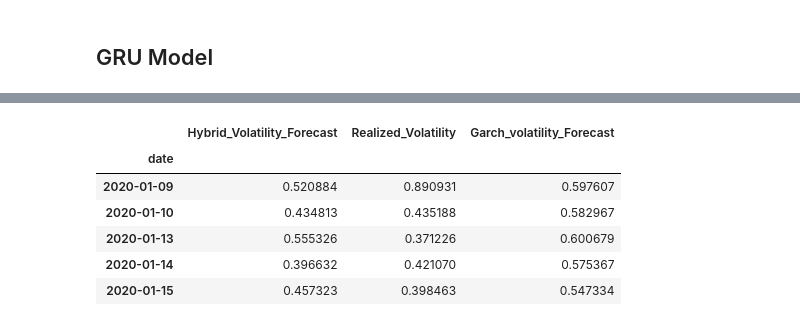
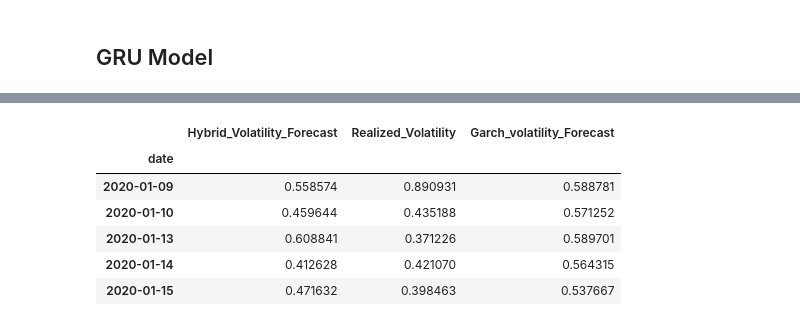
Before and after one commit to YahyaGhallali/VolatilityForecast, a Jupyter notebook: Code/Hybrid/garch-gru-bench.ipynb, the cells around one changed output, grey strips where cells are left out. Saved outputs shown, nothing was run; the diff lists cells and outputs as text; code cells hidden in the pictures.

```diff
--- a/Code/Hybrid/garch-gru-bench.ipynb
+++ b/Code/Hybrid/garch-gru-bench.ipynb
@@ -372,7 +400,7 @@ gru_entry
 # %%
 HORIZON = 1
 LOOKBACK = 20
-feature_cols = ["Daily_Return", "Target_Volatility"]
+feature_cols = ["Daily_Return", "Target_Volatility", "GARCH_Residuals"]
 predict_cols = ["GARCH_Residuals",]
 
 X_raw, y_raw = create_sequences(
@@ -505,6 +533,5 @@ Epoch 37: ReduceLROnPlateau reducing learning rate to 6.25000029685907e-05.
 # %%
 y_pred_scaled: np.ndarray = model.predict(X_test_scaled)
-
 
 y_pred = y_scaler.inverse_transform(
     y_pred_scaled.reshape(-1, y_test.shape[-1])
@@ -517,10 +544,11 @@ y_true = y_scaler.inverse_transform(
 pred_label = "Predicted_Variance"
 true_label = "Actual_Variance"
 
+AR_GARCH_LAG = 2
 y_pred_df = pd.DataFrame(
-    (y_pred)[:, 0], index=r_daily.index[LOOKBACK + n_sep : -HORIZON], columns=[pred_label]
+    (y_pred)[:, 0], index=r_daily.index[LOOKBACK + n_sep + AR_GARCH_LAG : -HORIZON], columns=[pred_label]
 )
 y_true_df = pd.DataFrame(
-    (y_true)[:, 0], index=r_daily.index[LOOKBACK + n_sep : -HORIZON], columns=[true_label]
+    (y_true)[:, 0], index=r_daily.index[LOOKBACK + n_sep + AR_GARCH_LAG : -HORIZON], columns=[true_label]
 )
 # %% [output]
@@ -542,28 +570,28 @@ plt.show()
 # %%
-vol_res_back = np.sqrt(garch_var[(r_daily.index >= y_pred_df.index[0]) & (r_daily.index <= y_pred_df.index[-1])]["GARCH_Variance_Forecast"]).values + y_pred_df.values.ravel()
+vol_res_back = np.sqrt(garch_var[(garch_var.index >= y_pred_df.index[0]) & (garch_var.index <= y_pred_df.index[-1])]["GARCH_Variance_Forecast"]).values + y_pred_df.values.ravel()
 # vol_res_back
 # %%
-real_vol_target = np.sqrt(test_target_var[(r_daily.index >= y_pred_df.index[0]) & (r_daily.index <= y_pred_df.index[-1])]["Variance_Target"])
+real_vol_target = np.sqrt(test_target_var[(test_target_var.index >= y_pred_df.index[0]) & (test_target_var.index <= y_pred_df.index[-1])]["Variance_Target"])
 # real_vol_target
 # %%
 fin_df = pd.DataFrame(
     {
         "Hybrid_Volatility_Forecast": vol_res_back,
         "Realized_Volatility": real_vol_target.values,
-        "Garch_volatility_Forecast": np.sqrt(garch_var[(r_daily.index >= y_pred_df.index[0]) & (r_daily.index <= y_pred_df.index[-1])]["GARCH_Variance_Forecast"]).values,
+        "Garch_volatility_Forecast": np.sqrt(garch_var[(garch_var.index >= y_pred_df.index[0]) & (garch_var.index <= y_pred_df.index[-1])]["GARCH_Variance_Forecast"]).values,
     },
     index=real_vol_target.index,
 )
 
 fin_df.head()
 # %% [output]
 |  | Hybrid_Volatility_Forecast | Realized_Volatility | Garch_volatility_Forecast |
 | date |  |  |  |
-| 2020-01-09 | 0.520884 | 0.890931 | 0.597607 |
-| 2020-01-10 | 0.434813 | 0.435188 | 0.582967 |
-| 2020-01-13 | 0.555326 | 0.371226 | 0.600679 |
-| 2020-01-14 | 0.396632 | 0.421070 | 0.575367 |
-| 2020-01-15 | 0.457323 | 0.398463 | 0.547334 |
+| 2020-01-09 | 0.558574 | 0.890931 | 0.588781 |
+| 2020-01-10 | 0.459644 | 0.435188 | 0.571252 |
+| 2020-01-13 | 0.608841 | 0.371226 | 0.589701 |
+| 2020-01-14 | 0.412628 | 0.421070 | 0.564315 |
+| 2020-01-15 | 0.471632 | 0.398463 | 0.537667 |
 # %%
 # Create a professional plot for the volatility forecasts
 plt.figure(figsize=(14, 7))
```
Also changed, not shown: parts of 20 cells of this notebook, 5 other files.
